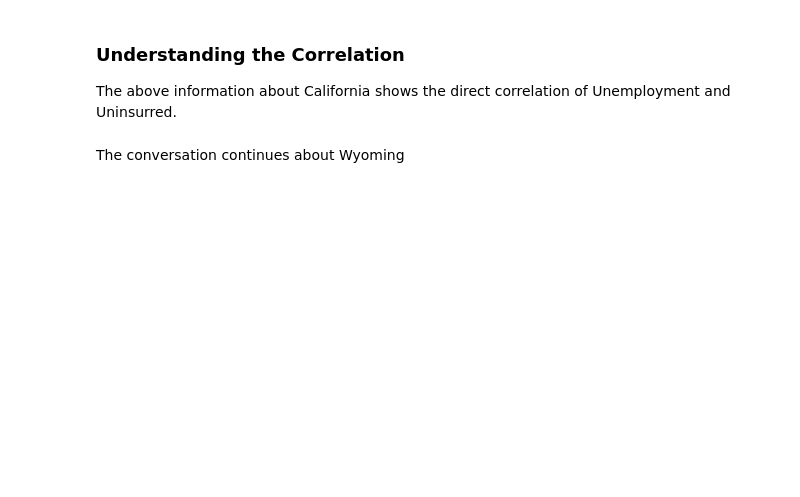
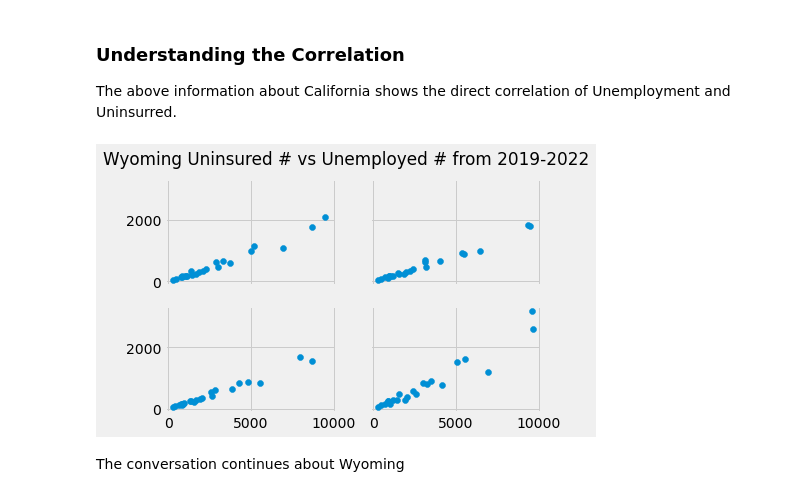
Before and after one commit to StevenWerden/APCV-361-FA22-Final, a Jupyter notebook: Final_Diguardi_Werden_Siml.ipynb, the cells around one changed output. Cells and saved outputs as stored; diff of their text form; code cells hidden in the pictures; blank space fills up the shorter version.

```diff
--- a/Final_Diguardi_Werden_Siml.ipynb
+++ b/Final_Diguardi_Werden_Siml.ipynb
@@ -58,2 +54,6 @@ The above information about California shows the direct correlation of Unemploym
+# %%
+scatterUninsuredUnemployedNum(readFile, "Wyoming")
+# %% [output]
+[figure, added]
 # %% [markdown]
 The conversation continues about Wyoming
```
Also changed, not shown: parts of 8 cells of this notebook.
